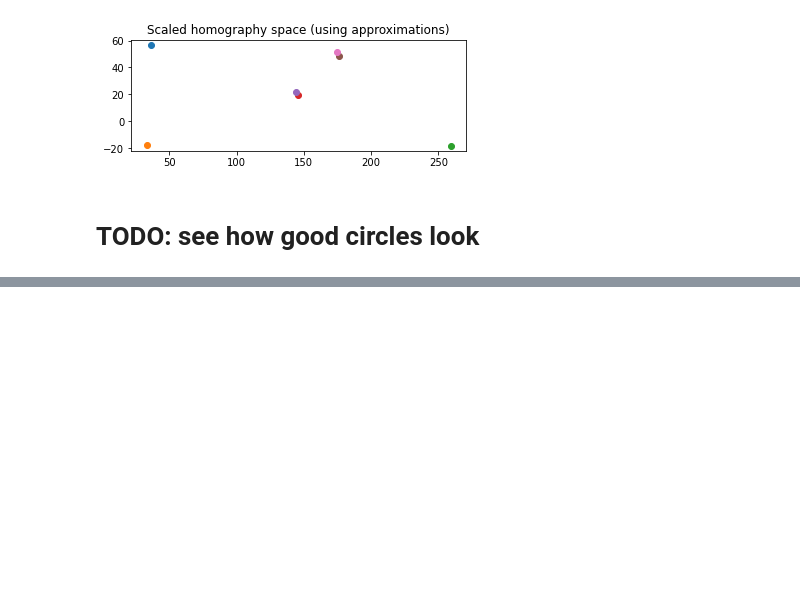
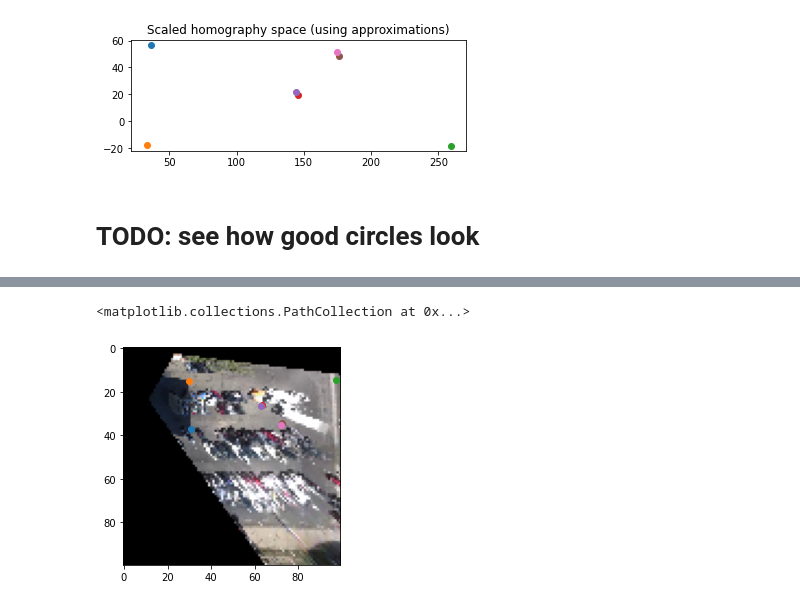
Before and after one commit to endernac/CV-Final-Project, a Jupyter notebook: homography_selector.ipynb, the cells around one changed output, grey strips where cells are left out. Drawn from its saved outputs; the diff is of its cells as text; code cells hidden in the pictures; blank space fills up the shorter version.

Commit message:
update with sample birds eye view plot

```diff
--- a/homography_selector.ipynb
+++ b/homography_selector.ipynb
@@ -457,3 +457,6 @@ Text(0.5, 1.0, 'Scaled homography space (using approximations)')
 [figure]
 # %% [markdown]
 # TODO: see how good circles look
+# %%
+img = frame0.copy()
+plt.imshow(img)
@@ -460,3 +466,27 @@ Text(0.5, 1.0, 'Scaled homography space (using approximations)')
+# %%
+timg = cv2.warpPerspective(img, trans_mat(20, 20) @ H, (100, 100))
+
+# get scaled coords
+p1, p2, = box_to_image_plane(p1_bot, p1_top, trans_mat(20, 20) @ H)  # use this one to set the scale for the whole image because why not
+p3, p4, = box_to_image_plane(p2_bot, p2_top, trans_mat(20, 20) @ H)
+s = 1
+
+# get world stuff
+r1 = get_scaled_coord(c1, trans_mat(20, 20) @  H, s)
+r2 = get_scaled_coord(c2, trans_mat(20, 20) @  H, s)
+r3 = get_scaled_coord(c3, trans_mat(20, 20) @  H, s)
+
+plt.imshow(timg)
+plt.scatter(r1[0], r1[1])
+plt.scatter(r2[0], r2[1])
+plt.scatter(r3[0], r3[1])
+plt.scatter(p1[0], p1[1])
+plt.scatter(p2[0], p2[1])
+plt.scatter(p3[0], p3[1])
+plt.scatter(p4[0], p4[1])
+# %% [output]
+<matplotlib.collections.PathCollection at 0x...>
+[figure, added]
 # %%
 # Random stuff to check out later
 
```
Also changed, not shown: parts of 2 cells of this notebook.
